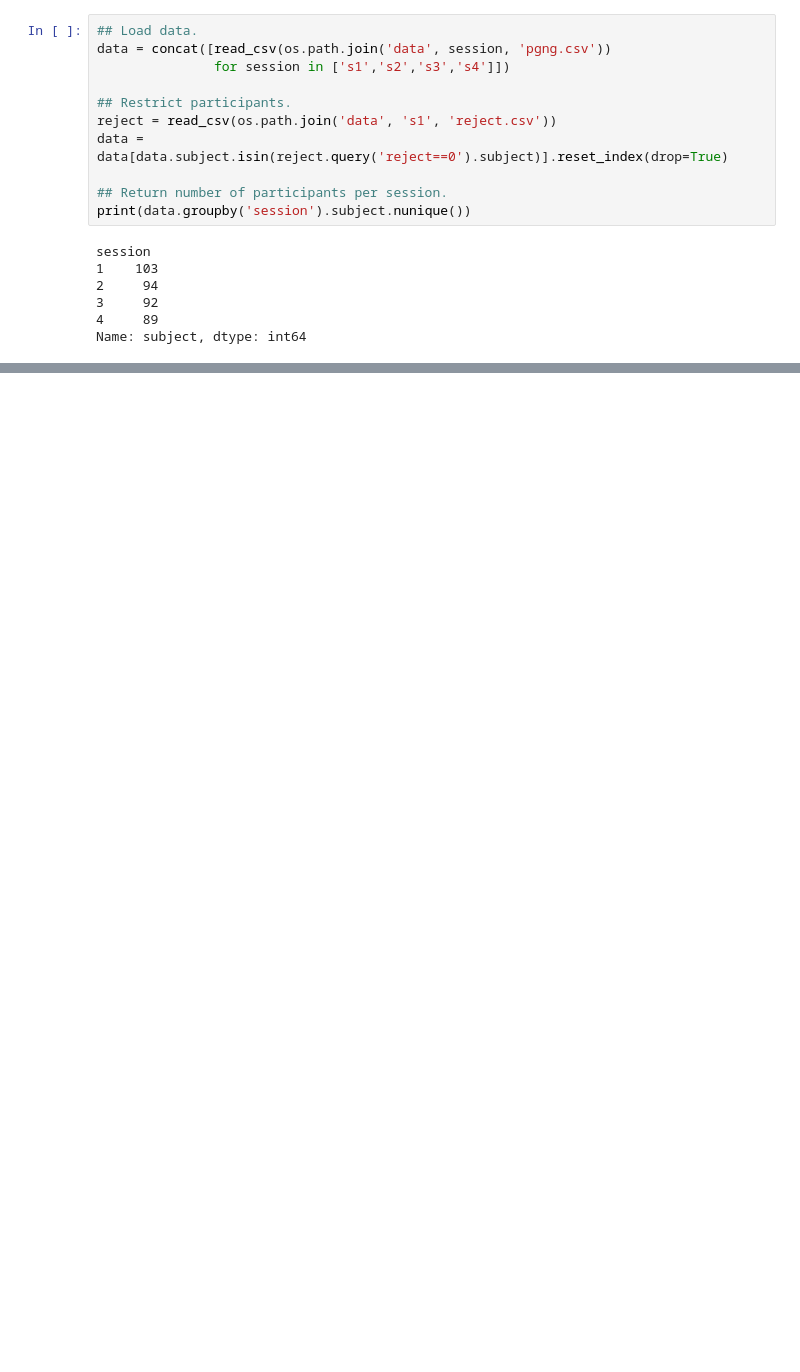
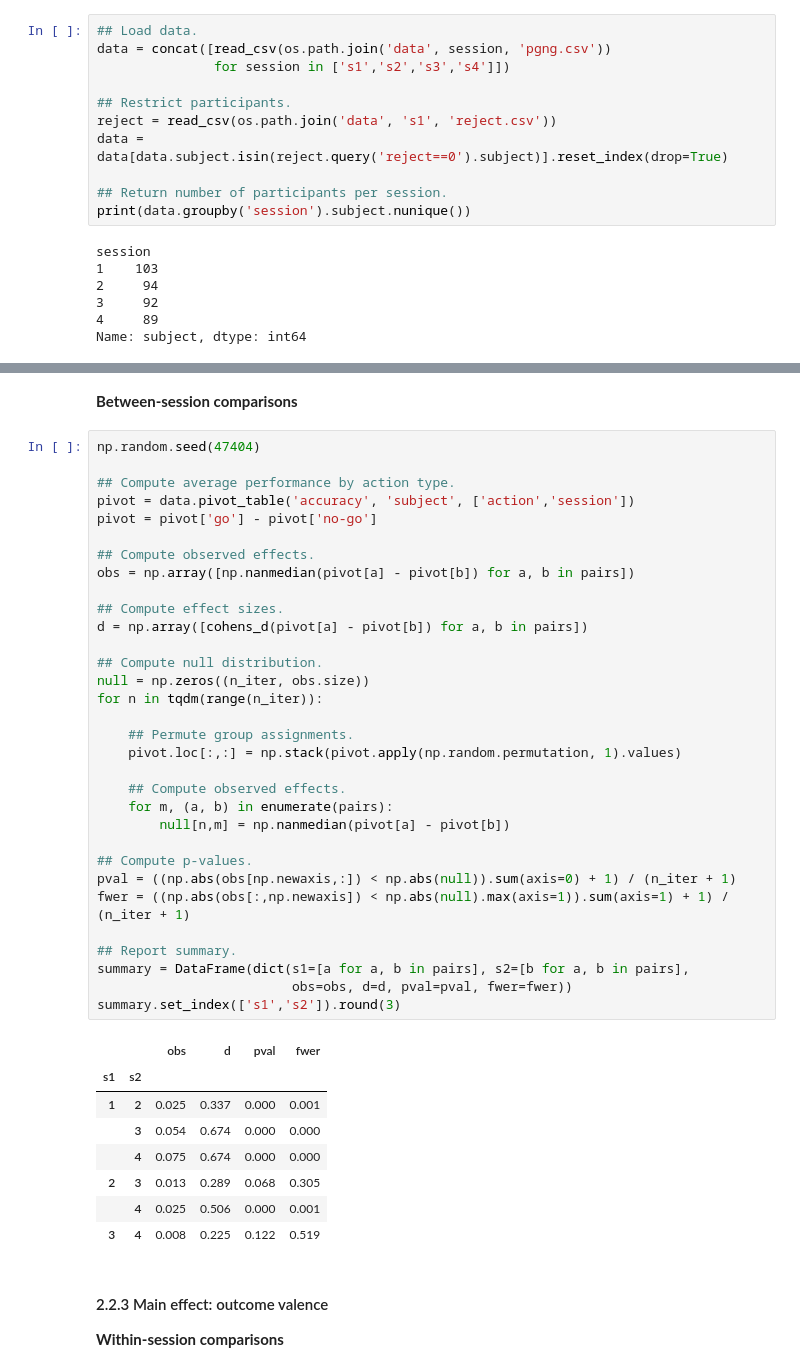
Before and after one commit to nivlab/RobotFactory, a Jupyter notebook: study01/02_Descriptive.ipynb, the cells around one changed output, grey strips where cells are left out. Drawn from its saved outputs; the diff is of its cells as text; blank space fills up the shorter version.

```diff
--- a/study01/02_Descriptive.ipynb
+++ b/study01/02_Descriptive.ipynb
@@ -393,0 +280,47 @@ summary.set_index(['s1','s2']).round(3)
+# %% [markdown]
+**Between-session comparisons**
+# %%
+np.random.seed(47404)
+
+## Compute average performance by action type.
+pivot = data.pivot_table('accuracy', 'subject', ['action','session'])
+pivot = pivot['go'] - pivot['no-go']
+
+## Compute observed effects.
+obs = np.array([np.nanmedian(pivot[a] - pivot[b]) for a, b in pairs])
+
+## Compute effect sizes.
+d = np.array([cohens_d(pivot[a] - pivot[b]) for a, b in pairs])
+
+## Compute null distribution.
+null = np.zeros((n_iter, obs.size))
+for n in tqdm(range(n_iter)):
+
+    ## Permute group assignments.
+    pivot.loc[:,:] = np.stack(pivot.apply(np.random.permutation, 1).values)
+
+    ## Compute observed effects.
+    for m, (a, b) in enumerate(pairs):
+        null[n,m] = np.nanmedian(pivot[a] - pivot[b])
+
+## Compute p-values.
+pval = ((np.abs(obs[np.newaxis,:]) < np.abs(null)).sum(axis=0) + 1) / (n_iter + 1)
+fwer = ((np.abs(obs[:,np.newaxis]) < np.abs(null).max(axis=1)).sum(axis=1) + 1) / (n_iter + 1)
+
+## Report summary.
+summary = DataFrame(dict(s1=[a for a, b in pairs], s2=[b for a, b in pairs],
+                         obs=obs, d=d, pval=pval, fwer=fwer))
+summary.set_index(['s1','s2']).round(3)
+# %% [output]
+|  |  | obs | d | pval | fwer |
+| s1 | s2 |  |  |  |  |
+| 1 | 2 | 0.025 | 0.337 | 0.000 | 0.001 |
+|  | 3 | 0.054 | 0.674 | 0.000 | 0.000 |
+|  | 4 | 0.075 | 0.674 | 0.000 | 0.000 |
+| 2 | 3 | 0.013 | 0.289 | 0.068 | 0.305 |
+|  | 4 | 0.025 | 0.506 | 0.000 | 0.001 |
+| 3 | 4 | 0.008 | 0.225 | 0.122 | 0.519 |
+# %% [markdown]
+#### 2.2.3 Main effect: outcome valence
+
+**Within-session comparisons**
```
Also changed, not shown: parts of 53 cells of this notebook, 1 other file.
